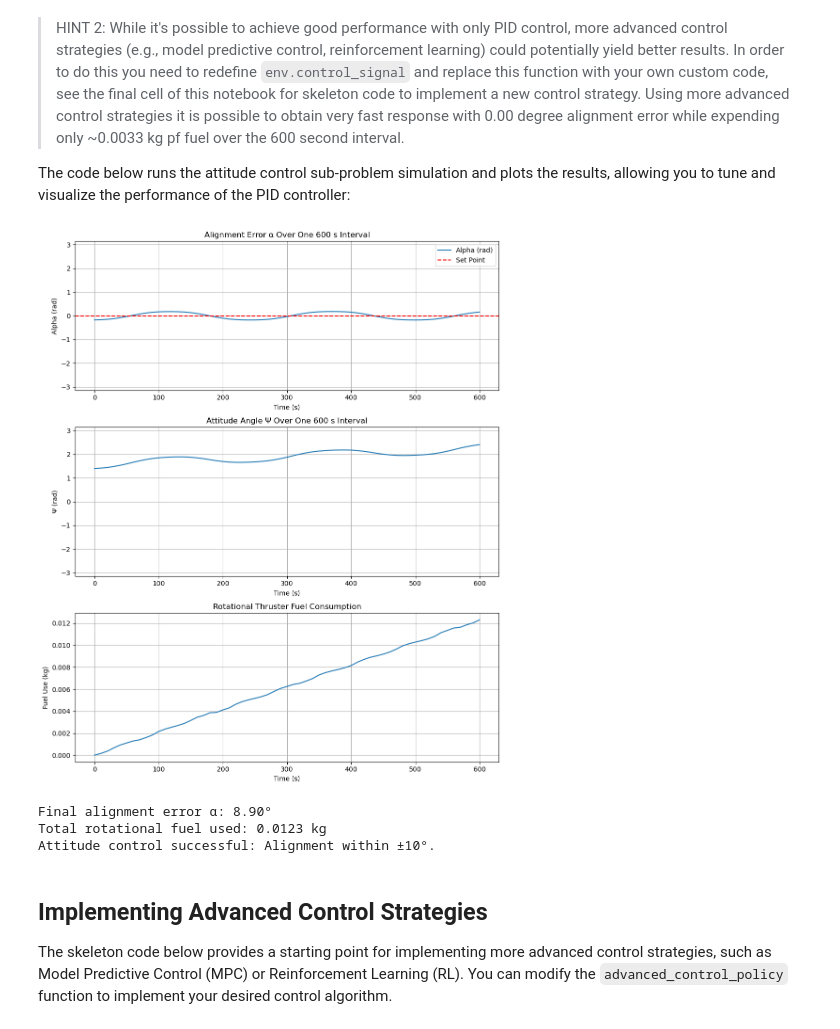
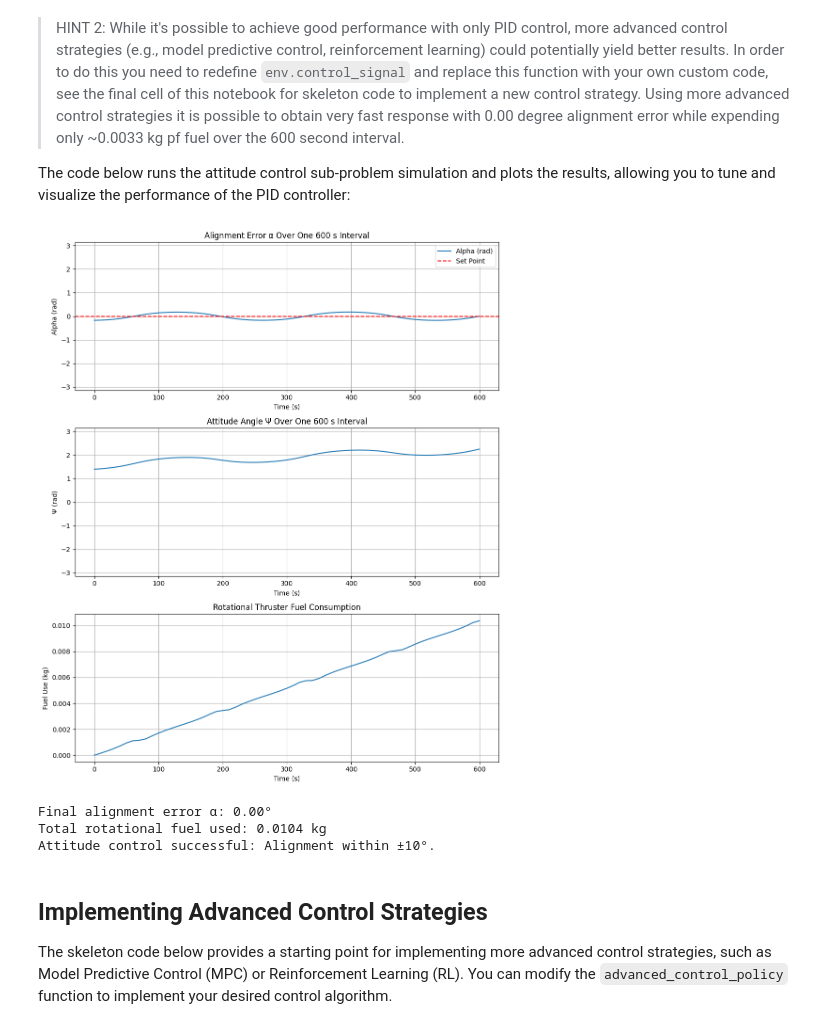
Before and after one commit to diegocepeda0228/Computational-Methods, a Jupyter notebook: project_handout/RL_Station_Sub_Problem_2.ipynb, the cells around one changed output. Cells and saved outputs as stored; diff of their text form; code cells hidden in the pictures.

```diff
--- a/project_handout/RL_Station_Sub_Problem_2.ipynb
+++ b/project_handout/RL_Station_Sub_Problem_2.ipynb
@@ -49,21 +53,21 @@ The code below runs the attitude control sub-problem simulation and plots the re
 # %%
 from station_model._sub_problem import attitude_control_sub_problem
 from station_model._environment import OrbitMaintenanceEnv
 
 # Instantiate environment
 env = OrbitMaintenanceEnv()
 
 # Tune PID gains (try different values!)
 env.Kp = 0.1
-env.Ki = 0.01
+env.Ki = 0.00049
 env.Kd = 0.1
 
 # Run the attitude control sub-problem simulation and plot results
 alphas, psis, cum_fuel_rot, total_fuel_rot = attitude_control_sub_problem(env, alpha_setpoint=0.0, current_psi=-10, dt_sub=10)
 # %% [output]
-[figure, old version]
+[figure, new version]
-Final alignment error α: 8.90°
-Total rotational fuel used: 0.0123 kg
+Final alignment error α: 0.00°
+Total rotational fuel used: 0.0104 kg
 Attitude control successful: Alignment within ±10°.
 # %% [markdown]
 ## Implementing Advanced Control Strategies
```
Also changed, not shown: parts of 1 cell of this notebook.
